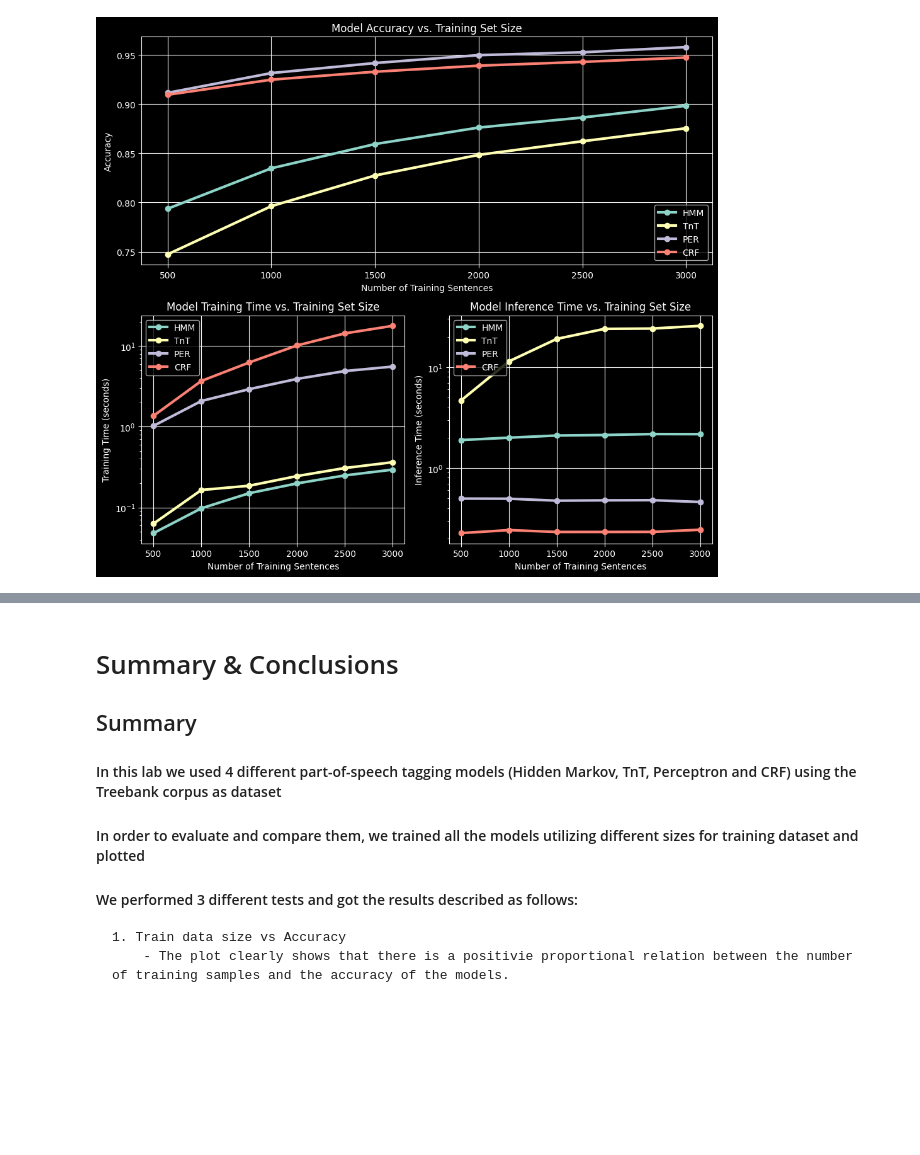
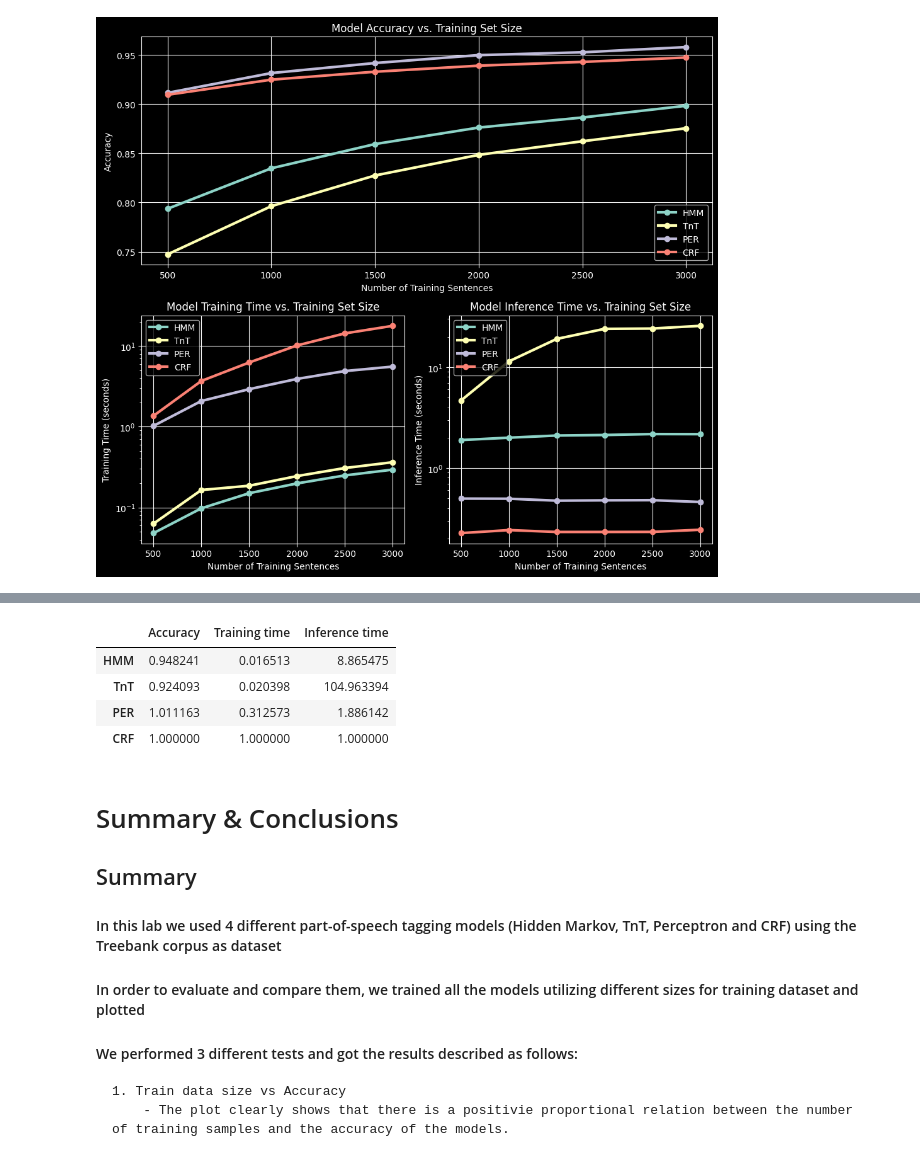
Before and after one commit to ZachParent/mai-intro-to-human-language-technologies, a Jupyter notebook: lab4/lab4.ipynb, the cells around one changed output, grey strips where cells are left out. Drawn from its saved outputs; the diff is of its cells as text; code cells hidden in the pictures; blank space fills up the shorter version.

```diff
--- a/lab4/lab4.ipynb
+++ b/lab4/lab4.ipynb
@@ -257,3 +276,12 @@ plt.show()
+# %%
+results_vs_CRF = results_with_3000_training_data / results_with_3000_training_data.loc['CRF']
+results_vs_CRF
+# %% [output]
+|  | Accuracy | Training time | Inference time |
+| HMM | 0.948241 | 0.016513 | 8.865475 |
+| TnT | 0.924093 | 0.020398 | 104.963394 |
+| PER | 1.011163 | 0.312573 | 1.886142 |
+| CRF | 1.000000 | 1.000000 | 1.000000 |
 # %% [markdown]
 # Summary & Conclusions
 
```
Also changed, not shown: parts of 2 cells of this notebook.
